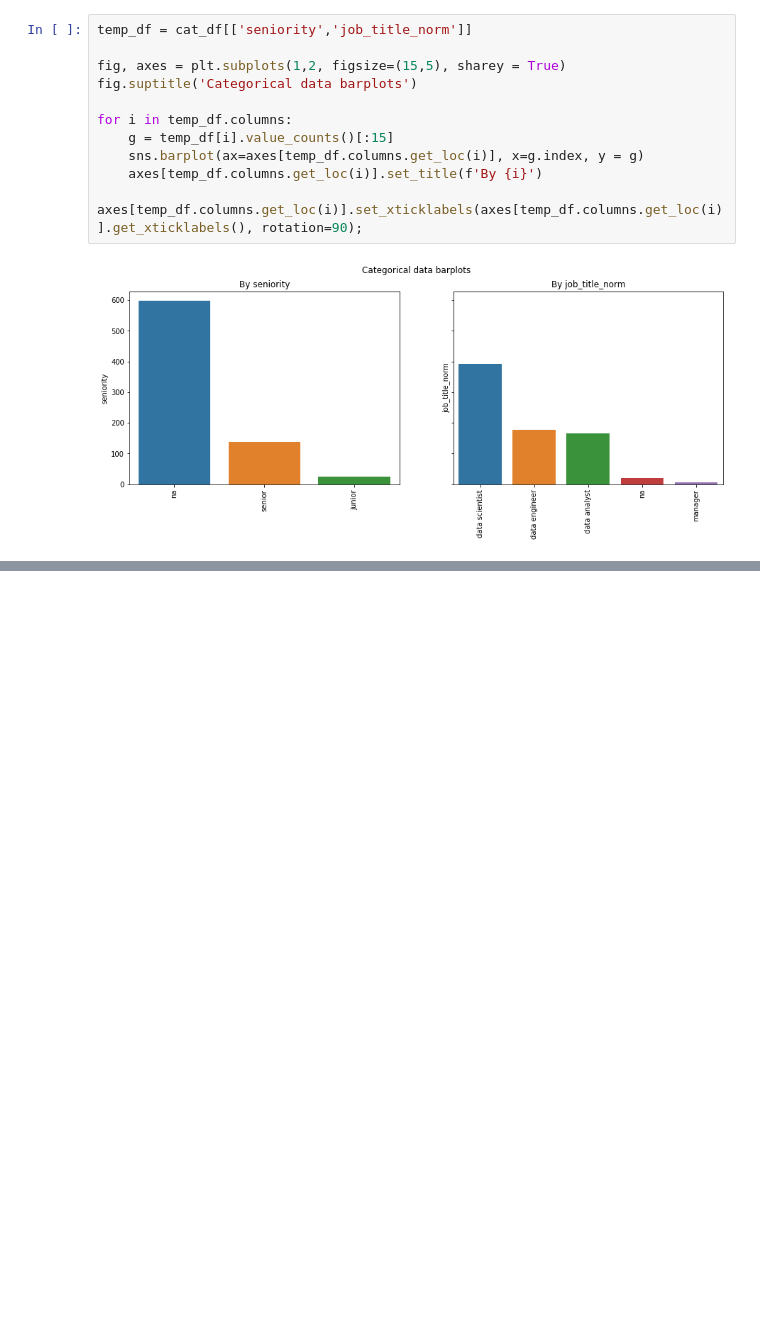
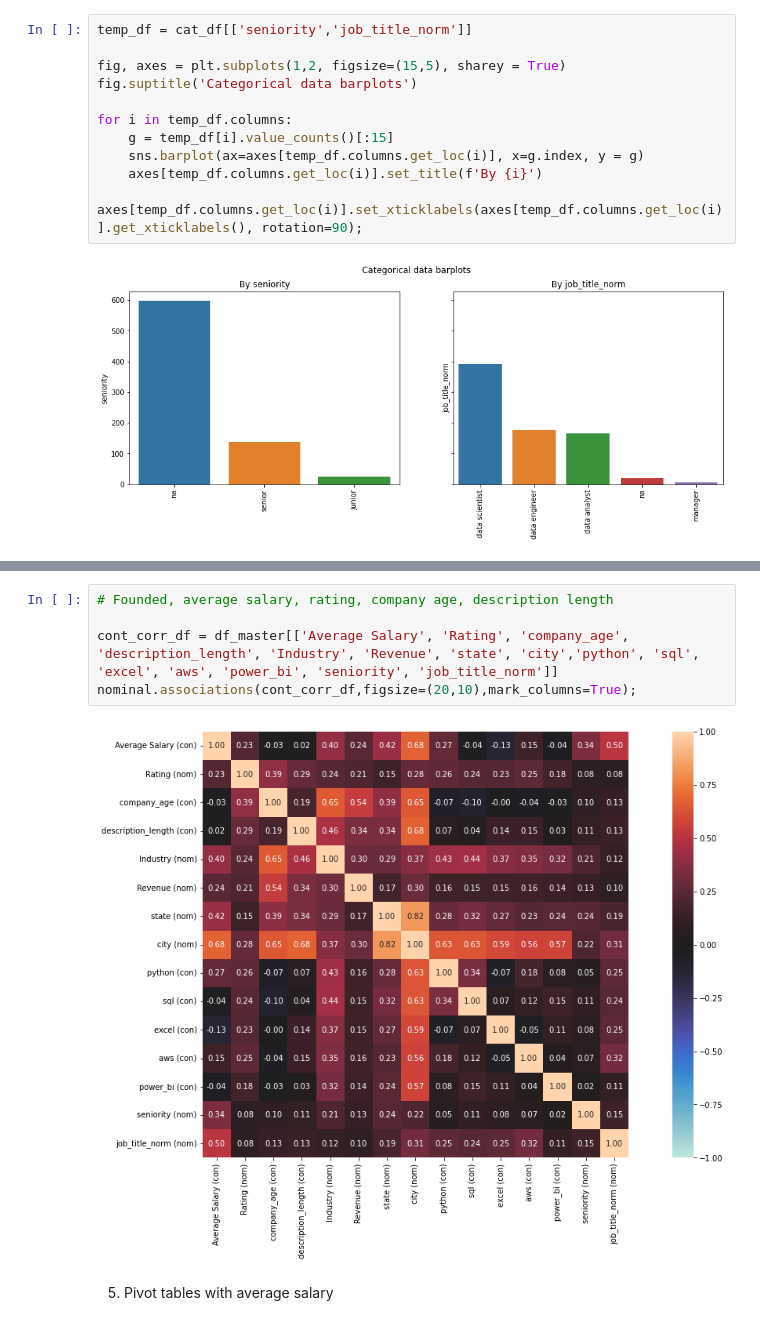
Before and after one commit to vytautasmu/Python_mokymai, a Jupyter notebook: final_work_vcs.ipynb, the cells around one changed output, grey strips where cells are left out. Cells and saved outputs as stored; diff of their text form; blank space fills up the shorter version.

```diff
--- a/final_work_vcs.ipynb
+++ b/final_work_vcs.ipynb
@@ -521,0 +460,9 @@ df_master[['company_age', 'Average Salary', 'Rating']].corr()
+# %%
+# Founded, average salary, rating, company age, description length
+
+cont_corr_df = df_master[['Average Salary', 'Rating', 'company_age', 'description_length', 'Industry', 'Revenue', 'state', 'city','python', 'sql', 'excel', 'aws', 'power_bi', 'seniority', 'job_title_norm']]
+nominal.associations(cont_corr_df,figsize=(20,10),mark_columns=True);
+# %% [output]
+[figure, added]
+# %% [markdown]
+5. Pivot tables with average salary
```
Also changed, not shown: parts of 16 cells of this notebook.
